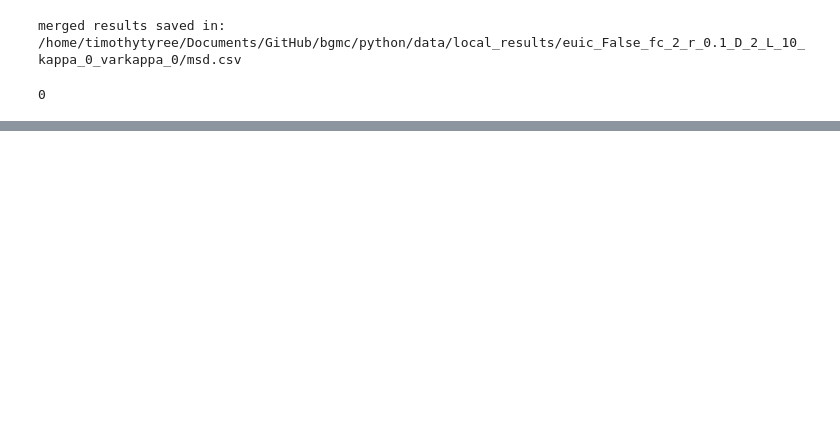
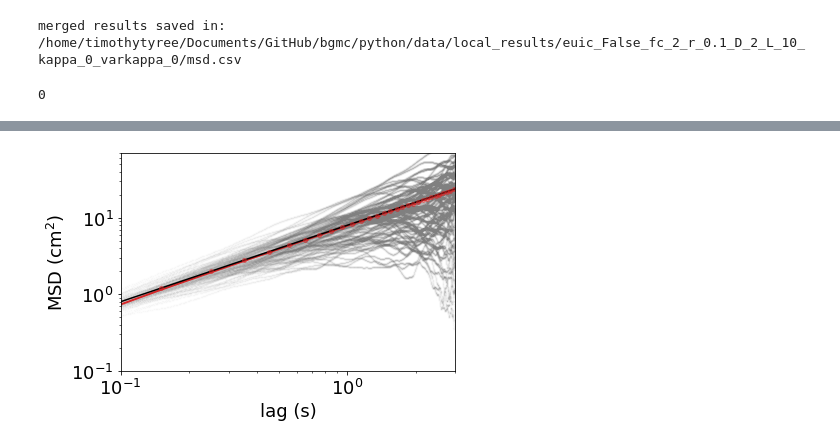
Before and after one commit to timtyree/care, a Jupyter notebook: notebooks/Processing a Folder of Tip Logs.ipynb, the cells around one changed output, grey strips where cells are left out. Drawn from its saved outputs; the diff is of its cells as text; code cells hidden in the pictures; blank space fills up the shorter version.

```diff
--- a/notebooks/Processing a Folder of Tip Logs.ipynb
+++ b/notebooks/Processing a Folder of Tip Logs.ipynb
@@ -527,0 +607,19 @@ print(f"trial_folder_name: {trial_folder_name}")
+# %%
+ylim=70
+#plot mean radial velocities
+fig, ax = plt.subplots(ncols=1, figsize=(6, 4))
+
+lagt_values=df_in['lagt'].values[:1000000:10]
+msd_values=df_in['msd'].values[:1000000:10]
+ax.scatter(lagt_values*xscale,msd_values,alpha=0.03,color='gray',s=1)#,alpha=1,color='k')
+PlotMeanSquaredDisplacements(ax, x_values, y_values, y_err_values, y_hat_values,c='C3')
+xval=(x_values-np.min(x_values))*2
+ax.plot(xval,xval*8,'k-')
+ax.set_xlim([.1,3])
+ax.set_ylim([.1,ylim])
+ax.set_xlabel('lag (s)')
+ax.set_xscale('log')
+ax.set_yscale('log')
+plt.show()
+# %% [output]
+[figure, added]
```
Also changed, not shown: parts of 53 cells of this notebook, 16 other files.
